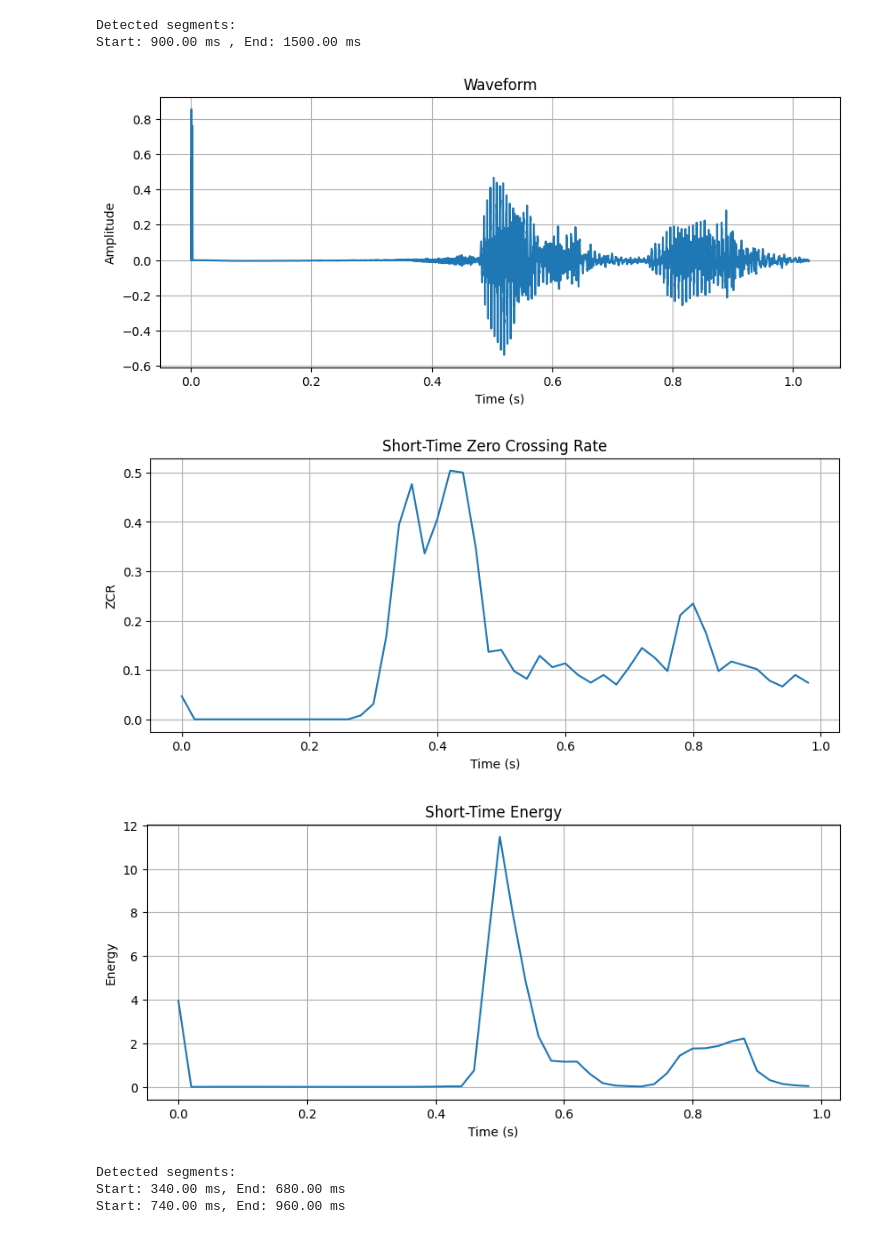
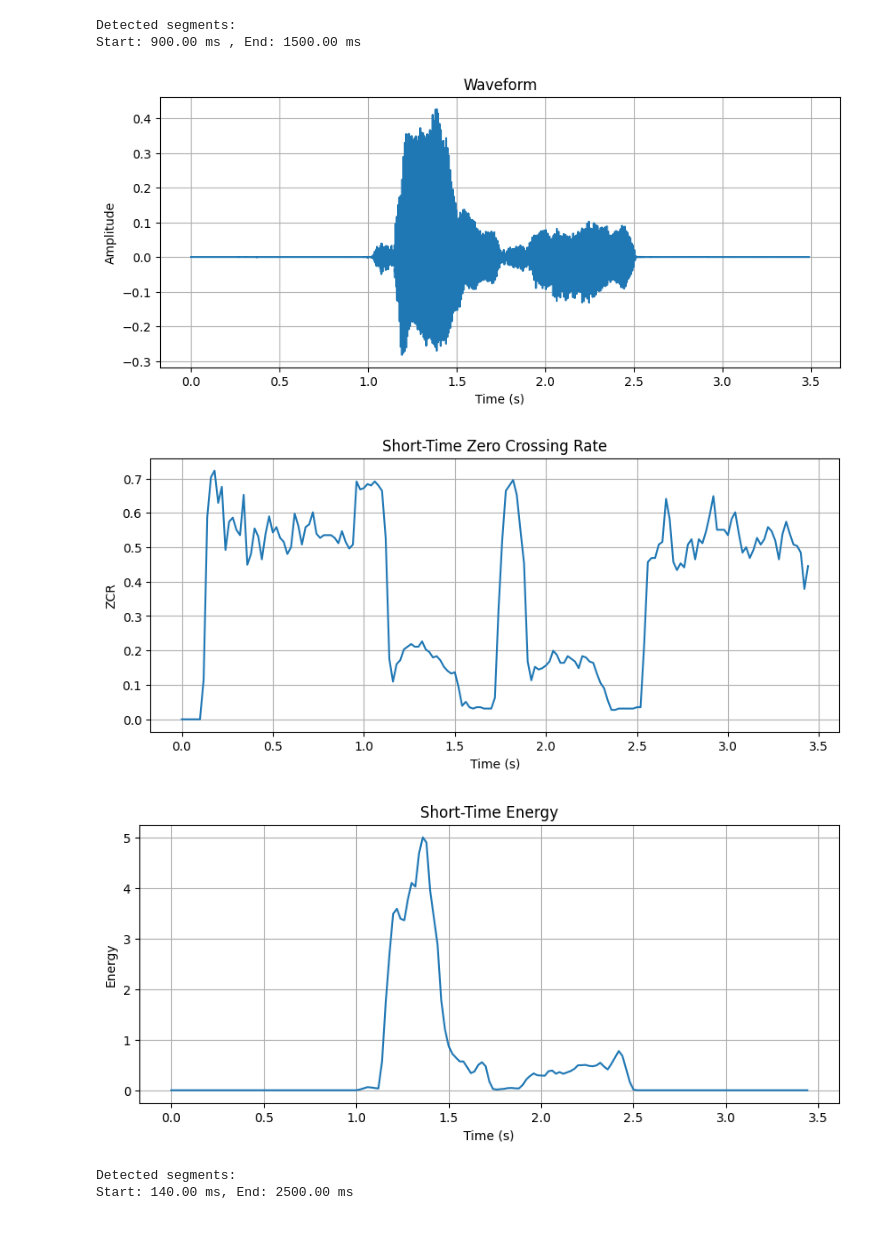
Before and after one commit to xht03/DSP, a Jupyter notebook: HW3/VAD.ipynb, the cells around one changed output. Drawn from its saved outputs; the diff is of its cells as text; code cells hidden in the pictures.

```diff
--- a/HW3/VAD.ipynb
+++ b/HW3/VAD.ipynb
@@ -159,11 +159,16 @@ Detected segments:
 Start: 900.00 ms , End: 1500.00 ms
 # %%
 def readDat(filepath):
-    # 使用16位有符号整数(int16)格式读取原始数据
-    y = np.fromfile(filepath, dtype=np.int16)
-    # 将整数值归一化到[-1, 1]范围
-    y = y.astype(np.float32) / 32768.0
-    return y
+    ext = os.path.splitext(filepath)[1].lower()
+    if ext == '.dat':
+        y = np.fromfile(filepath, dtype=np.int16)
+        y = y.astype(np.float32) / 32768.0
+        return y
+    elif ext == '.wav':
+        y, _ = librosa.load(filepath, sr=8000)
+        return y
+    else:
+        raise ValueError(f"不支持的音频格式: {filepath}")
 
 def preEmphasis(x, alpha=0.97):
     return np.append(x[0], x[1:] - alpha * x[:-1])
@@ -179,10 +184,10 @@ def plot_waveform(y, sr):
     plt.show()
 # %%
 # y = readDat('../myData/00/21300240018_00_02.dat')
-y = readDat('../myData/00/22300240004_00_11.dat')
+y = readDat('/mnt/c/Users/Keats/Documents/录音/录音.wav')
 plot_waveform(y, 8000)
 # %% [output]
-[figure, old version]
+[figure, new version]
 # %%
 # y = preEmphasis(y)
 
@@ -197,8 +202,7 @@ print("Detected segments:")
 for start, end in segments:
     print(f"Start: {start/8:.2f} ms, End: {end/8:.2f} ms")
 # %% [output]
-[figure, old version]
+[figure, new version]
-[figure, old version]
+[figure, new version]
 Detected segments:
-Start: 340.00 ms, End: 680.00 ms
-Start: 740.00 ms, End: 960.00 ms
+Start: 140.00 ms, End: 2500.00 ms
```
Also changed, not shown: 1 other file.
